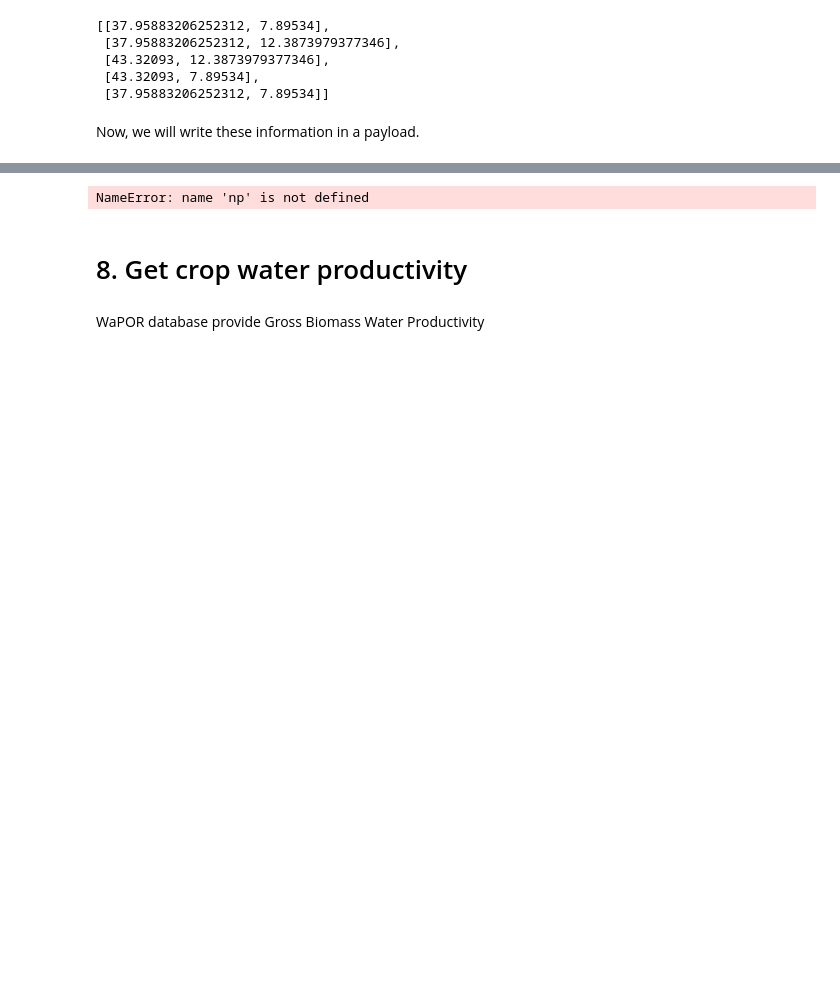
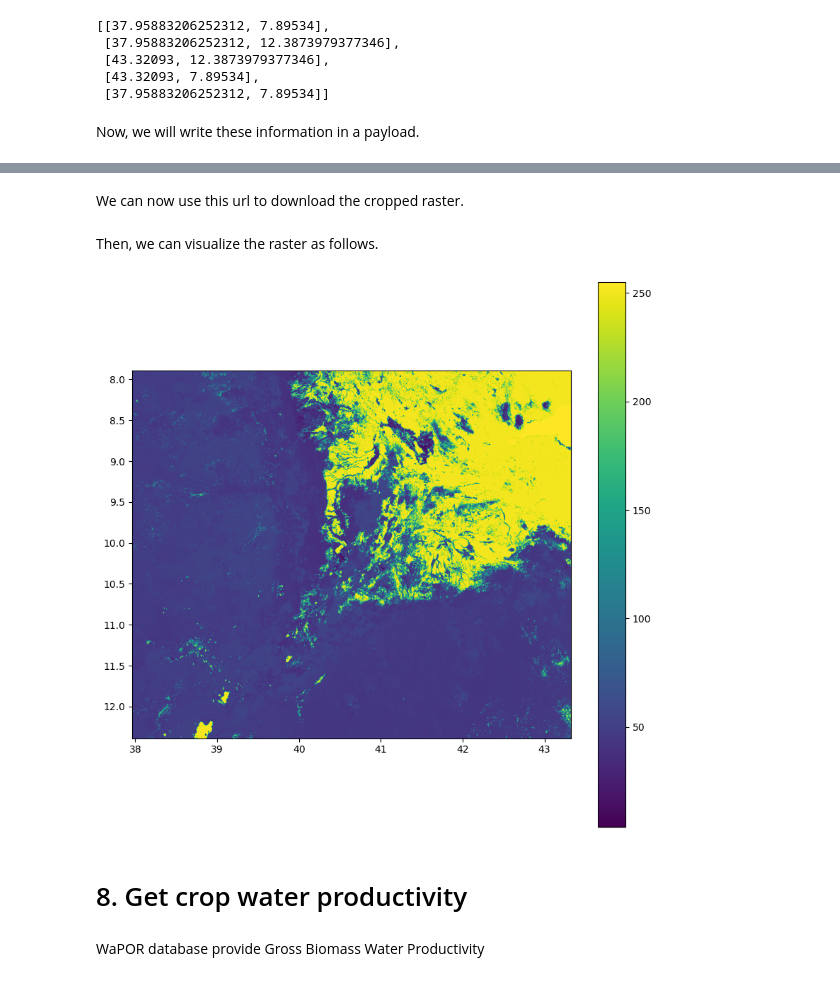
Before and after one commit to trngbich/tutorial_WaPOR_API, a Jupyter notebook: REST_API.ipynb, the cells around one changed output, grey strips where cells are left out. Drawn from its saved outputs; the diff is of its cells as text; code cells hidden in the pictures; blank space fills up the shorter version.

```diff
--- a/REST_API.ipynb
+++ b/REST_API.ipynb
@@ -895,3 +879,5 @@ raster_url
+# %% [markdown]
+We can now use this url to download the cropped raster.
 # %%
 import os
 
@@ -904,31 +890,33 @@ file_path = './data/L2_PHE_17s1_s_clipped.tif'
 if response.status_code == 200:
     with open(file_path, 'wb') as file:
         file.write(response.content)
+# %% [markdown]
+Then, we can visualize the raster as follows.
 # %%
 from osgeo import gdal
 import matplotlib.pyplot as plt
 import numpy as np
 
 file_path = './data/L2_PHE_17s1_s_clipped.tif'  # Replace with the actual file path
 dataset = gdal.Open(file_path)
 band = dataset.GetRasterBand(1)  # Assuming it is a single-band raster (replace "1" with the desired band number if it is a multi-band raster)
 data = band.ReadAsArray()
 transform = dataset.GetGeoTransform()
 x_origin = transform[0]
 y_origin = transform[3]
 pixel_width = transform[1]
 pixel_height = transform[5]
 x_range = x_origin + pixel_width * dataset.RasterXSize
 y_range = y_origin + pixel_height * dataset.RasterYSize
 x_values = np.arange(x_origin, x_range, pixel_width)
 y_values = np.arange(y_origin, y_range, pixel_height)
 x_mesh, y_mesh = np.meshgrid(x_values, y_values)
 plt.figure(figsize=(10, 10))  # Adjust the figure size as needed
-plt.imshow(data, extent=[x_origin, x_range, y_origin, y_range], cmap='terrain')  # You can choose a different colormap if desired
+plt.imshow(data, extent=[x_origin, x_range, y_origin, y_range])  # You can choose a different colormap if desired
 plt.colorbar()
 plt.show()
 # %% [output]
-NameError: name 'np' is not defined
+[figure, added]
 # %% [markdown]
 # 8. Get crop water productivity<a name="wp"></a>
 # %% [markdown]
```
Also changed, not shown: parts of 15 cells of this notebook, 2 other files.
